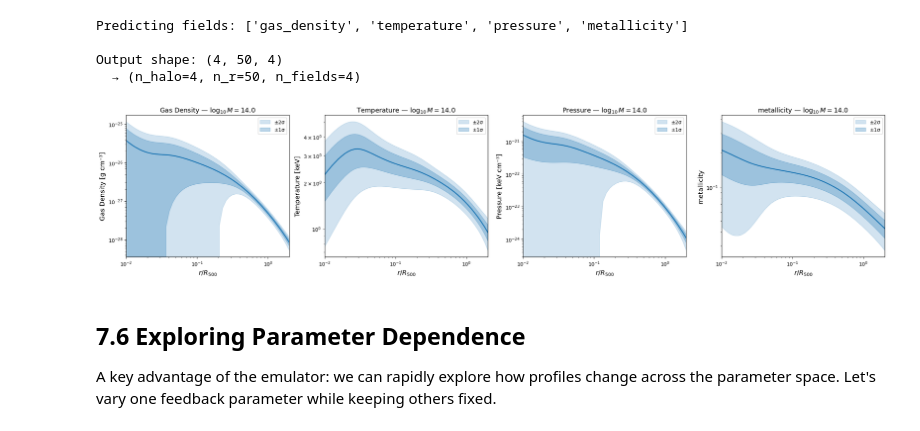
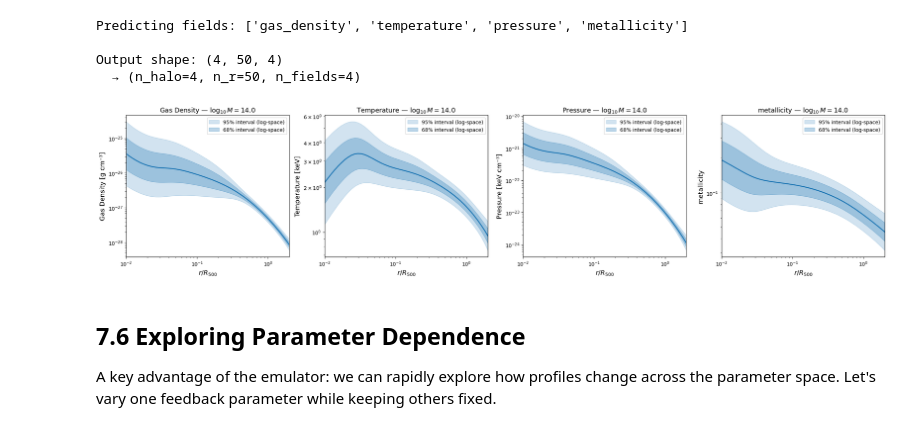
Before and after one commit to Maxelee/cosmoANP, a Jupyter notebook: notebooks/anp_emulator_tutorial.ipynb, the cells around one changed output. Drawn from its saved outputs; the diff is of its cells as text; code cells hidden in the pictures.

```diff
--- a/notebooks/anp_emulator_tutorial.ipynb
+++ b/notebooks/anp_emulator_tutorial.ipynb
@@ -368,7 +365,18 @@ CUDA available:  True
 The `Emulator.from_run_dir()` method loads the best checkpoint from a training run directory. It automatically reconstructs the model architecture, loads weights, and configures normalization statistics.
 # %%
 # Point to a completed training run
-RUN_DIR = Path("anp_training_runs/anp_all_profiles_20260325_175639")
+
+run_name = "anp_all_profiles_20260325_175639"
+run_dir_candidates = [
+    Path("anp_training_runs") / run_name,       # if cwd is repo root
+    Path("..") / "anp_training_runs" / run_name,  # if cwd is notebooks/
+ ]
+RUN_DIR = next((p.resolve() for p in run_dir_candidates if p.exists()), run_dir_candidates[0].resolve())
+
+if not RUN_DIR.exists():
+    tried = [str(p.resolve()) for p in run_dir_candidates]
+    raise FileNotFoundError(f"Could not find run directory. Tried: {tried}")
+
 DEVICE = "cuda" if torch.cuda.is_available() else "cpu"
 
 emu = Emulator.from_run_dir(RUN_DIR, device=DEVICE)
@@ -516,37 +532,57 @@ Output shape: (4, 50, 4)
 # Plot all channels for a single halo mass
 field_labels = {
     'temperature': ('Temperature', 'keV'),
     'pressure': ('Pressure', 'keV cm⁻³'),
     'gas_density': ('Gas Density', 'g cm⁻³'),
 }
 
 i_halo = 2  # 10^14 M☉
 n_fields = len(all_fields)
 fig, axes = plt.subplots(1, n_fields, figsize=(5.5 * n_fields, 5))
 if n_fields == 1:
     axes = [axes]
 
 for k, (fname, ax) in enumerate(zip(all_fields, axes)):
     mu = pred_all.mean[i_halo, :, k]
-    std = pred_all.total_std[i_halo, :, k]
+
+    # Prefer multiplicative/log-space intervals on log-y plots to avoid
+    # inflated-looking additive bands near zero.
+    if pred_all.mean_log10 is not None and pred_all.std_log10 is not None:
+        mu_log = pred_all.mean_log10[i_halo, :, k]
+        std_log = pred_all.std_log10[i_halo, :, k]
+        lo_1s = 10.0 ** (mu_log - std_log)
+        hi_1s = 10.0 ** (mu_log + std_log)
+        lo_2s = 10.0 ** (mu_log - 2.0 * std_log)
+        hi_2s = 10.0 ** (mu_log + 2.0 * std_log)
+        band_label_1s = '68% interval (log-space)'
+        band_label_2s = '95% interval (log-space)'
+    else:
+        std = pred_all.total_std[i_halo, :, k]
+        tiny = np.finfo(float).tiny
+        lo_1s = np.clip(mu - std, tiny, None)
+        hi_1s = mu + std
+        lo_2s = np.clip(mu - 2.0 * std, tiny, None)
+        hi_2s = mu + 2.0 * std
+        band_label_1s = '±1σ'
+        band_label_2s = '±2σ'
 
     ax.plot(r_over_r500, mu, 'C0-', lw=2)
-    ax.fill_between(r_over_r500, mu - 2 * std, mu + 2 * std, alpha=0.2, color='C0', label='±2σ')
-    ax.fill_between(r_over_r500, mu - std, mu + std, alpha=0.3, color='C0', label='±1σ')
+    ax.fill_between(r_over_r500, lo_2s, hi_2s, alpha=0.2, color='C0', label=band_label_2s)
+    ax.fill_between(r_over_r500, lo_1s, hi_1s, alpha=0.3, color='C0', label=band_label_1s)
 
     label, units = field_labels.get(fname, (fname, ''))
     ax.set_xscale('log')
     ax.set_yscale('log')
     ax.set_xlabel('$r / R_{500}$', fontsize=13)
     ax.set_ylabel(f'{label} [{units}]' if units else label, fontsize=13)
     ax.set_title(f'{label} — $\\log_{{10}} M = {log_masses[i_halo]:.1f}$', fontsize=13)
     ax.legend(fontsize=10)
     ax.set_xlim(r_over_r500[0], r_over_r500[-1])
 
 plt.tight_layout()
 plt.show()
 # %% [output]
-[figure, old version]
+[figure, new version]
 # %% [markdown]
 ## 7.6 Exploring Parameter Dependence
 
```
Also changed, not shown: parts of 33 cells of this notebook, 2 other files.
